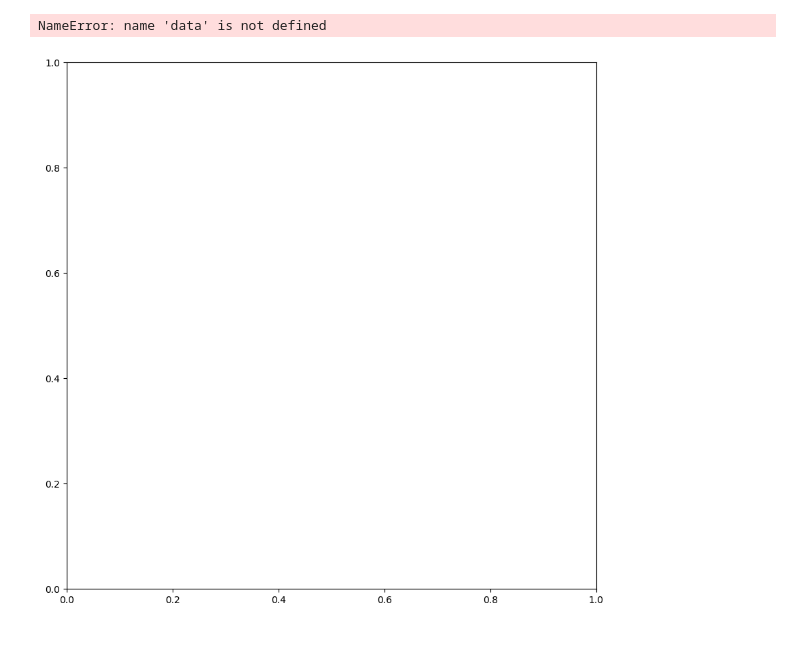
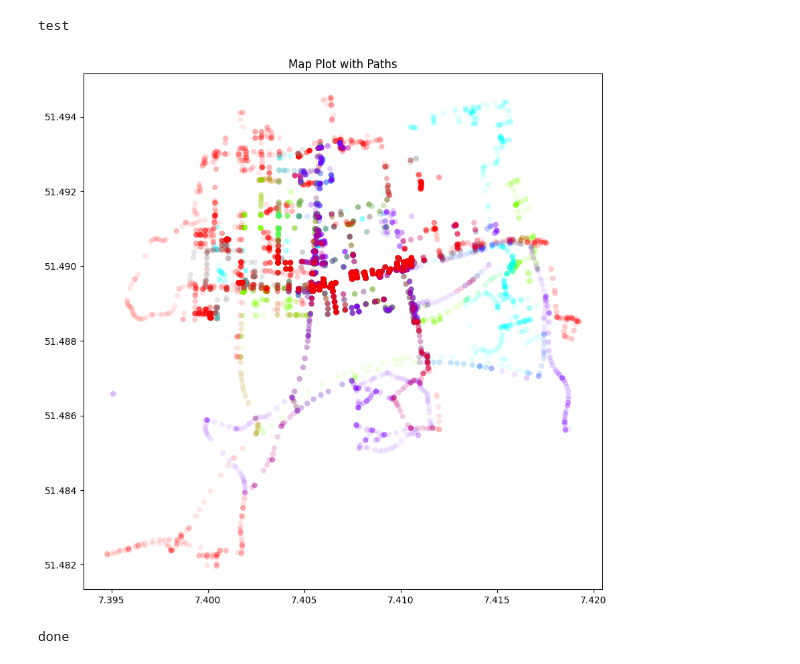
Before and after one commit to LisaSalewsky/MA-Customizable-Roundtrips-with-Tour4Me, a Jupyter notebook: Tour4MeAdvancedProject/ParamterTesting.ipynb, the cells around one changed output. Saved outputs shown, nothing was run; the diff lists cells and outputs as text; code cells hidden in the pictures.

Commit message:
Imporve testing stage (generates graph now) start changing a few variables (ant)

```diff
--- a/Tour4MeAdvancedProject/ParamterTesting.ipynb
+++ b/Tour4MeAdvancedProject/ParamterTesting.ipynb
@@ -4,21 +41,23 @@ import matplotlib.pyplot as plt
 import xml.etree.ElementTree as ET
 import json
 import ast
-
+import matplotlib.colors as mcolors
+import ast
+import plotly.graph_objects as go
 import requests
 
 
 # Fetch data from your backend
 url = 'https://localhost:44323/Helper/PathParameterTestPage.asmx?op=GeneratePathTestPlot'
 # url = 'https://localhost:44323/Helper/PathParameterTestPage.asmx'
-params = {'numberPaths': 10}
+# params = {'numberPaths': 2}
 # response = requests.post(url, data=params, verify=False)
 
 soap_request = """
 <soap:Envelope xmlns:soap="http://www.w3.org/2003/05/soap-envelope" xmlns:xsi="http://www.w3.org/2001/XMLSchema-instance" xmlns:xsd="http://www.w3.org/2001/XMLSchema">
   <soap:Body>
     <GeneratePathTestPlot xmlns="http://localhost:44323/">
-      <numberPaths>10</numberPaths>
+      <numberPaths>5</numberPaths>
     </GeneratePathTestPlot>
   </soap:Body>
 </soap:Envelope>
@@ -34,48 +73,80 @@ headers = {
 # headers = {'Token': 'AnyRandomToken', 'Content-Type':'application/soap+sml'}
 response = requests.post(url, headers=headers, data=soap_request, verify=False)
 
 # Make a POST request with the XML data
 # response = requests.post(url, data=xml_data, headers=headers, verify=False)
 
 # Initialize a figure and axis for plotting
 fig, ax = plt.subplots(figsize=(10, 10))
 
 # Initialize an empty list to store the paths
 paths = []
 
 
 root = ET.fromstring(response.text)
 soap_body = root.find('.//{http://www.w3.org/2003/05/soap-envelope}Body')
 json_data = soap_body.find('.//{http://localhost:44323/}GeneratePathTestPlotResult').text
-
 # Print the JSON data
 # print(json_data)
 
 # If you want to parse the JSON string into a Python object
 parsed_json = json.loads(json_data)
 # print(parsed_json)
+print("test")
 
-# Iterate over each tour in the data
 for tour in parsed_json:
-    # Extract tour details
-    tour_name = tour["tour"]
-    color = tour["color"]
-    opacity = tour["opacity"]
-    coordinates = ast.literal_eval(tour["values"])
-    # Extract latitude and longitude coordinates from the data
-    lats = [coord[0] for coord in coordinates]
-    lons = [coord[1] for coord in coordinates]
-    # Create a LineString from the coordinates
-    path = [(lon, lat) for lat, lon in zip(lats, lons)]
-    paths.append(path)
+    for run in tour["runs"]:
+        color = run["color"]
+        opacity = run["opacity"]
+        coordinates = ast.literal_eval(run["values"])
+        # Extract latitude and longitude coordinates from the data
+        lats = [coord[0] for coord in coordinates]
+        lons = [coord[1] for coord in coordinates]
+        # Convert RGBA color to hex color code
+        hex_color = mcolors.rgb2hex((color['R']/255, color['G']/255, color['B']/255, color['A']/255))
+        # Plot the path using matplotlib
+        ax.scatter(lons, lats, color=hex_color, alpha=0.1, edgecolors='none')
 
-# Plot each path on the map
-for path, tour in zip(paths, json_data):
-    ox.plot_graph_route(graph=None, route=path, route_color=tour["color"], route_linewidth=2, route_alpha=tour["opacity"], fig=fig, ax=ax, orig_dest_colors=tour["color"])
 
 # Set title and display the plot
 plt.title('Map Plot with Paths')
 plt.show()
+
+
+
+# # Create a plotly figure
+# fig = go.Figure()
+
+# # Plot each path on the same graph
+# for tour in parsed_json:
+#     color = tour["color"]
+#     opacity = tour["opacity"]
+#     coordinates = ast.literal_eval(tour["values"])
+#     # Extract latitude and longitude coordinates from the data
+#     lats = [coord[0] for coord in coordinates]
+#     lons = [coord[1] for coord in coordinates]
+#     # Convert RGBA color to a valid color format
+#     color_str = f'rgba({color["R"]}, {color["G"]}, {color["B"]}, {color["A"]/255})'
+#     # Plot each point individually
+#     fig.add_trace(go.Scattermapbox(
+#         lat=lats,
+#         lon=lons,
+#         mode='markers',
+#         marker=dict(
+#             color=color_str,
+#             opacity=opacity*2
+#         )
+#     ))
+
+# # Update layout with map style and axis settings
+# fig.update_layout(
+#     mapbox_style="carto-positron",
+#     mapbox_zoom=10
+# )
+
+# fig.show()
+print("done")
 # %% [output]
-NameError: name 'data' is not defined
+test
-[figure, old version]
+[figure, new version]
+done
```
Also changed, not shown: parts of 2 cells of this notebook, 3 other files.
